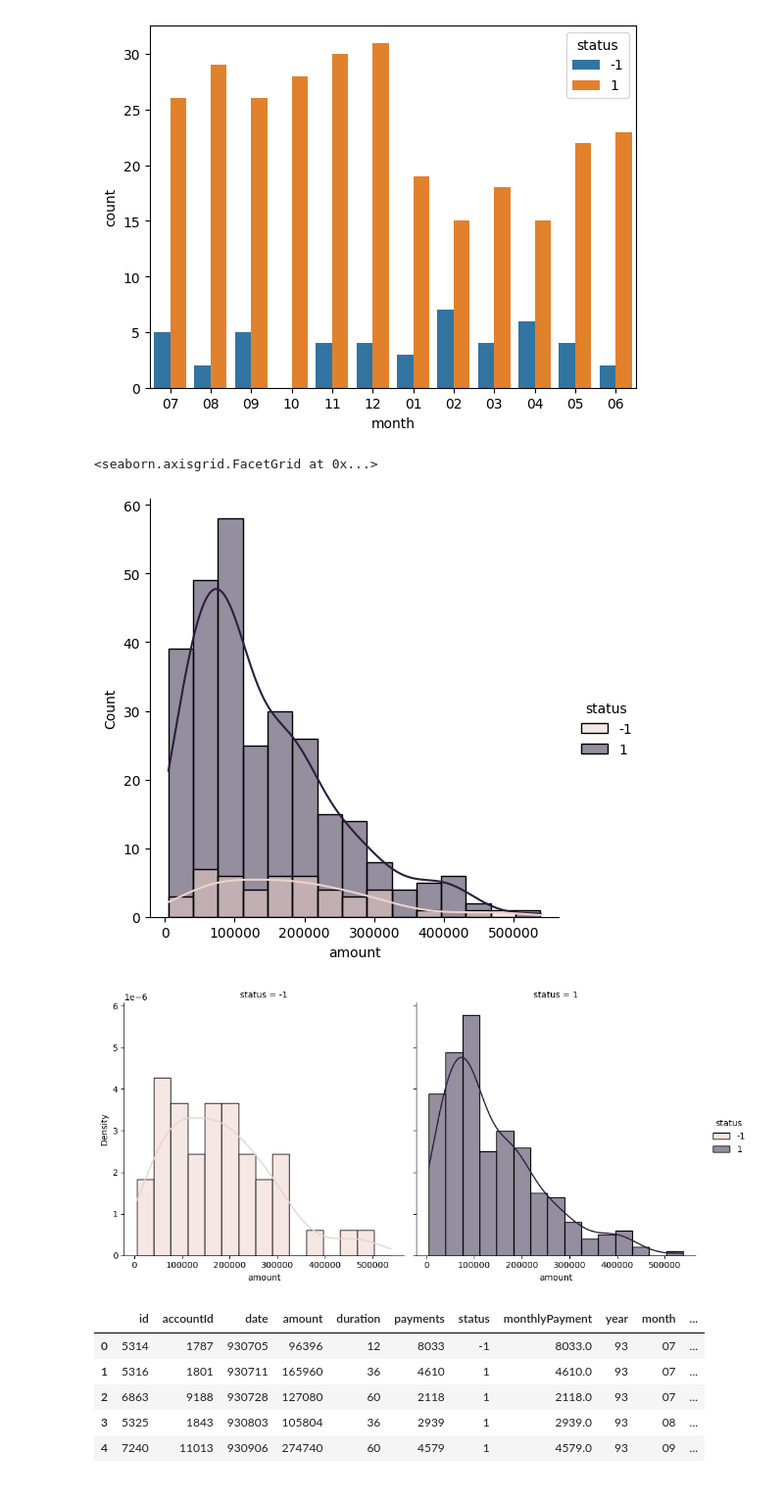
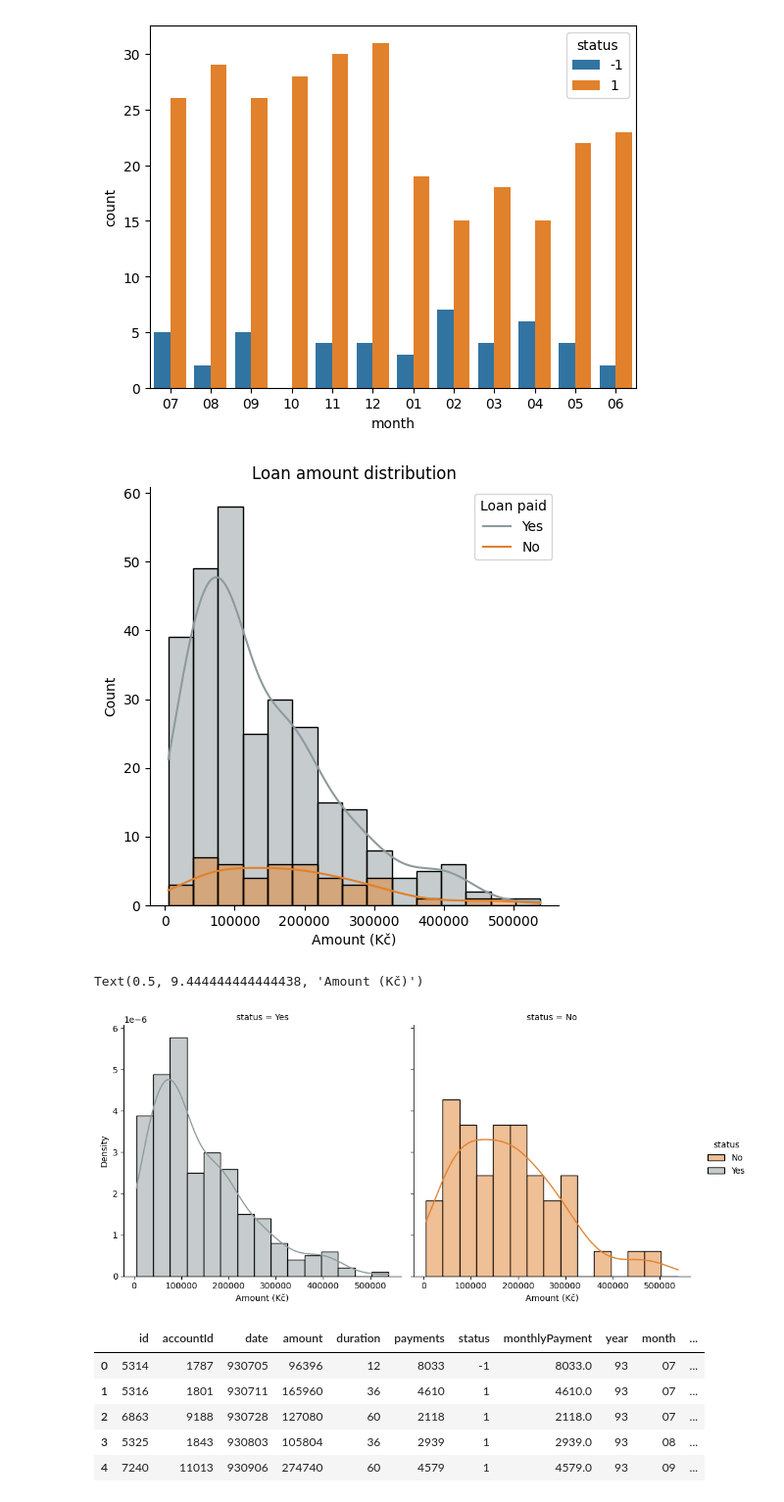
Before and after one commit to adr1an0s0ar3s/feup-ac-22-23, a Jupyter notebook: notebooks/loan.ipynb, the cells around one changed output. Shown at 98% size. Cells and saved outputs as stored; diff of their text form; code cells hidden in the pictures.

Commit message:
Prettify some plots and move them into scripts

```diff
--- a/notebooks/loan.ipynb
+++ b/notebooks/loan.ipynb
@@ -119,12 +119,23 @@ sns.countplot(df, x='month', hue='status')
 <AxesSubplot:xlabel='month', ylabel='count'>
 [figure]
 # %%
-sns.displot(df, x='amount', hue='status', kde=True)
-sns.displot(df, x='amount', hue='status', stat='density', col='status', common_norm=False, kde=True)
+tmp_df = df.copy()
+tmp_df['status'] = df['status'].apply(lambda x: 'Yes' if x == 1 else 'No')
+
+plot = sns.displot(tmp_df, x='amount', hue='status', kde=True, palette=['#E1812C', '#8E9A9D'])
+plot._legend.remove()
+plt.title('Loan amount distribution')
+plt.xlabel('Amount (Kč)')
+plt.legend(['Yes', 'No'], title='Loan paid')
+plt.show()
+
+plot = sns.displot(tmp_df, x='amount', hue='status', stat='density', col='status', common_norm=False, kde=True, palette=['#E1812C', '#8E9A9D'], col_order=['Yes', 'No'])
+plot.axes[0,0].set_xlabel('Amount (Kč)')
+plot.axes[0,1].set_xlabel('Amount (Kč)')
 # %% [output]
+[figure, new version]
-<seaborn.axisgrid.FacetGrid at 0x...>
+Text(0.5, 9.444444444444438, 'Amount (Kč)')
-[figure, old version]
-[figure, old version]
+[figure, new version]
 # %%
 def date_to_timestamp(date):
     Y = int("19" + date[:2])
```
Also changed, not shown: 11 other files.
